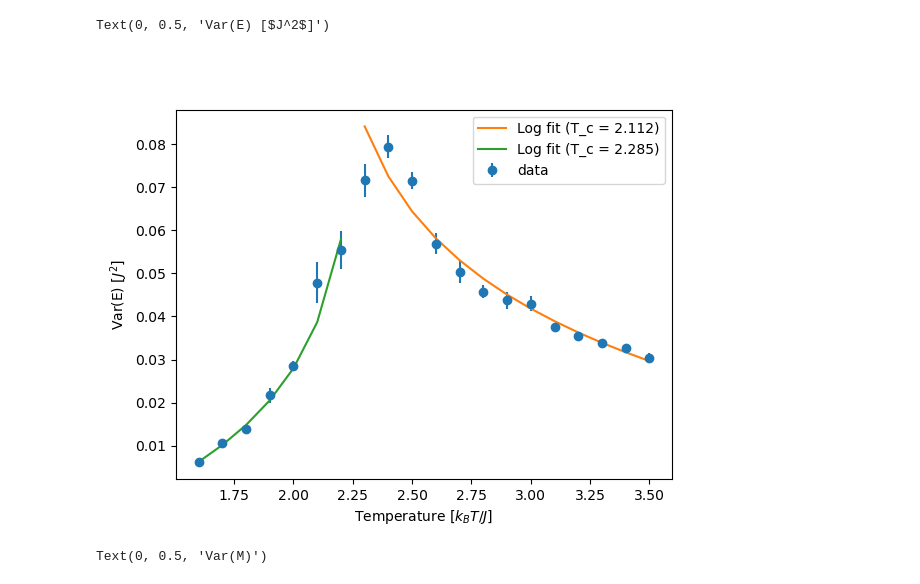
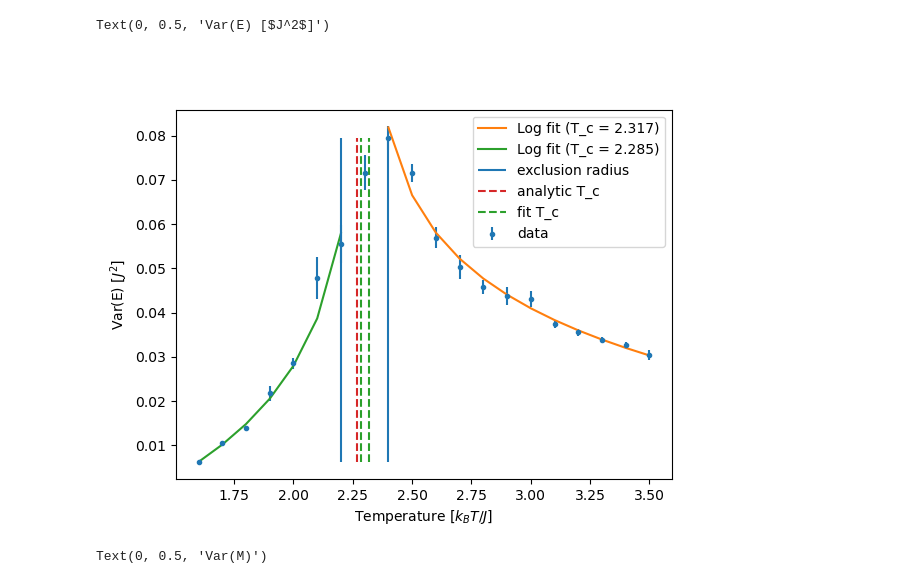
Before and after one commit to aderhall/phys382ising, a Jupyter notebook: analysis_notebooks/fit_observables.ipynb, the cells around one changed output. Cells and saved outputs as stored; diff of their text form; code cells hidden in the pictures.

```diff
--- a/analysis_notebooks/fit_observables.ipynb
+++ b/analysis_notebooks/fit_observables.ipynb
@@ -116,26 +134,29 @@ m_var_error = m_var.std(axis=1) / np.sqrt(n_trials)
 partition_radius = 0.1 # In units of T
 analytic_T_c = 2.269
 # 2.269 is the analytic critical temperature for the 2D Ising model
-partition_l = temp.searchsorted(analytic_T_c - partition_radius)
+partition_l = temp.searchsorted(analytic_T_c - partition_radius) + 1
 partition_r = temp.searchsorted(analytic_T_c + partition_radius)
 # %%
-log_pos = lambda T, a, b, T_c: a + b * np.log((T - T_c) / T_c)
-log_neg = lambda T, a, b, T_c: a + b * np.log(-(T - T_c) / T_c)
+log_r = lambda T, a, b, T_c: a + b * np.log((T - T_c) / T_c)
+log_l = lambda T, a, b, T_c: a + b * np.log(-(T - T_c) / T_c)
 
-p_pos, covm_pos = curve_fit(log_pos, temp[partition_r:], e_var_avg[partition_r:], p0 = (0, -1, analytic_T_c), sigma=e_var_error[partition_r:])
-p_neg, covm_neg = curve_fit(log_neg, temp[:partition_l], e_var_avg[:partition_l], p0 = (0, -1, analytic_T_c), sigma=e_var_error[:partition_l])
+e_var_p_pos, e_var_covm_pos = curve_fit(log_r, temp[partition_r:], e_var_avg[partition_r:], p0 = (0, -1, analytic_T_c), sigma=e_var_error[partition_r:])
+e_var_p_neg, e_var_covm_neg = curve_fit(log_l, temp[:partition_l], e_var_avg[:partition_l], p0 = (0, -1, analytic_T_c), sigma=e_var_error[:partition_l])
 # %%
 plt.close()
 fig, ax = plt.subplots()
-ax.errorbar(temp, e_var_avg, yerr=e_var_error, fmt="o", label="data")
-ax.plot(temp[partition:], log_pos(temp[partition:], *p_pos), label=f"Log fit (T_c = {p_pos[2]:.3f})")
-ax.plot(temp[:partition], log_neg(temp[:partition], *p_neg), label=f"Log fit (T_c = {p_neg[2]:.3f})")
+ax.errorbar(temp, e_var_avg, yerr=e_var_error, fmt=".", label="data")
+ax.plot(temp[partition_r:], log_pos(temp[partition_r:], *e_var_p_pos), label=f"Log fit (T_c = {e_var_p_pos[2]:.3f})")
+ax.plot(temp[:partition_l], log_neg(temp[:partition_l], *e_var_p_neg), label=f"Log fit (T_c = {e_var_p_neg[2]:.3f})")
+ax.vlines([temp[partition_l - 1], temp[partition_r]], e_var_avg.min(), e_var_avg.max(), linestyles="solid", label="exclusion radius")
+ax.vlines(analytic_T_c, e_var_avg.min(), e_var_avg.max(), linestyles="dashed", color="tab:red", label="analytic T_c")
+ax.vlines([e_var_p_pos[2], e_var_p_neg[2]], e_var_avg.min(), e_var_avg.max(), linestyles="dashed", color="tab:green", label="fit T_c")
 ax.legend()
 ax.set_xlabel("Temperature [$k_B T / J$]")
 ax.set_ylabel("Var(E) [$J^2$]")
 # %% [output]
 Text(0, 0.5, 'Var(E) [$J^2$]')
-[figure, old version]
+[figure, new version]
 # %%
 chi_powerlaw = lambda T, a, gamma, T_c: a * ((T - T_c) / T_c)**(-gamma)
 
```
Also changed, not shown: parts of 3 cells of this notebook.
